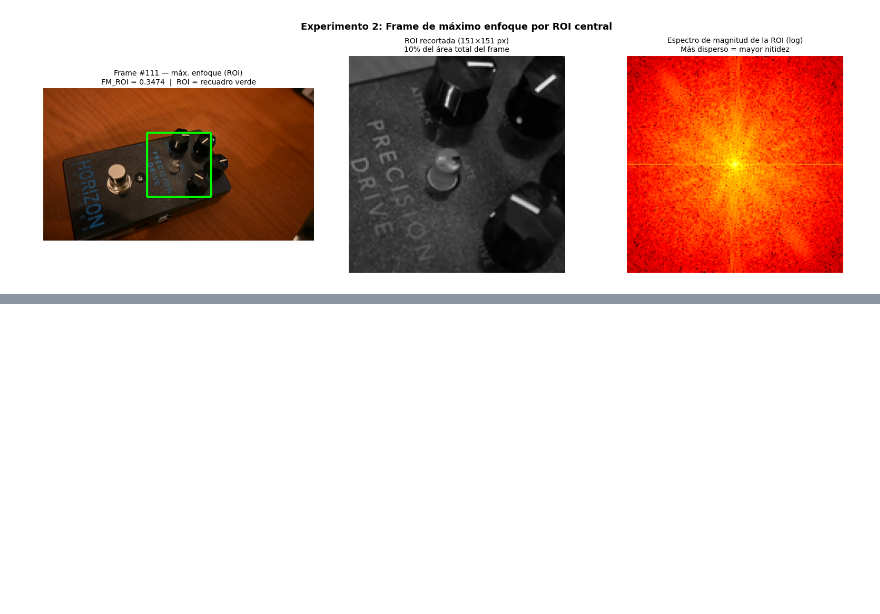
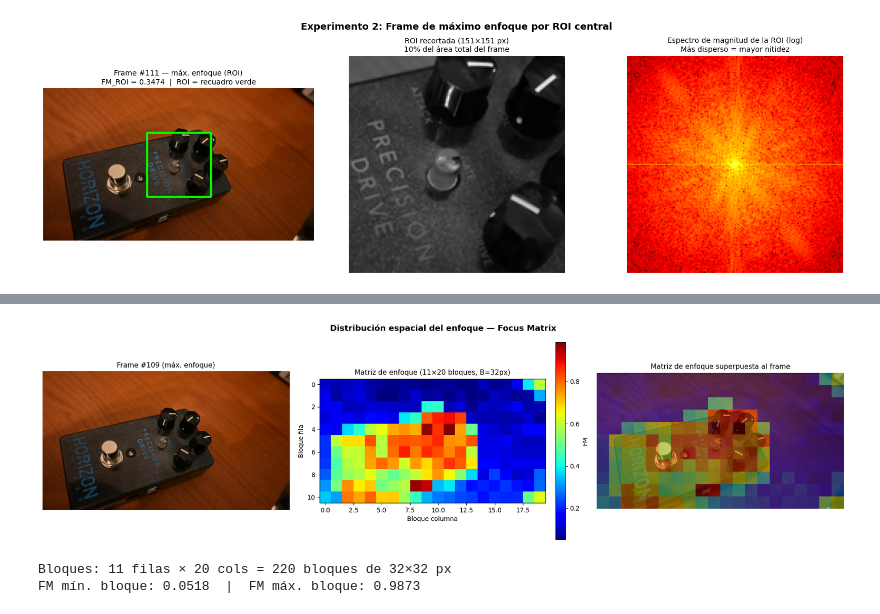
Before and after one commit to vazquez-agustin/VpC1_Vazquez_Workspace, a Jupyter notebook: Trabajo_Practico_2/TP2_VisionComputadora.ipynb, the cells around one changed output, grey strips where cells are left out. Saved outputs shown, nothing was run; the diff lists cells and outputs as text; code cells hidden in the pictures; blank space fills up the shorter version.

```diff
--- a/Trabajo_Practico_2/TP2_VisionComputadora.ipynb
+++ b/Trabajo_Practico_2/TP2_VisionComputadora.ipynb
@@ -517,0 +504,66 @@ if ret:
+# %%
+# ── Matriz de enfoque superpuesta al frame ────────────────────────────────────
+BLOCK_SIZE = 32  # tamaño del bloque en píxeles (B x B)
+
+# Leer el frame de máximo enfoque (Experimento 1)
+cap = cv2.VideoCapture(VIDEO_PATH)
+cap.set(cv2.CAP_PROP_POS_FRAMES, best_frame_idx)
+ret, frame_best = cap.read()
+cap.release()
+
+if ret:
+    gray_best = cv2.cvtColor(frame_best, cv2.COLOR_BGR2GRAY)
+    H, W = gray_best.shape
+
+    # Cantidad de bloques en cada eje
+    n_rows = H // BLOCK_SIZE
+    n_cols = W // BLOCK_SIZE
+
+    # Calcular FM por bloque
+    fm_matrix = np.zeros((n_rows, n_cols), dtype=np.float64)
+    for i in range(n_rows):
+        for j in range(n_cols):
+            block = gray_best[i * BLOCK_SIZE:(i + 1) * BLOCK_SIZE,
+                              j * BLOCK_SIZE:(j + 1) * BLOCK_SIZE]
+            fm_matrix[i, j] = focus_measure_spectral(block)
+
+    # Expandir la matriz al tamaño del frame (cada bloque ocupa B×B píxeles)
+    fm_heatmap = np.kron(fm_matrix, np.ones((BLOCK_SIZE, BLOCK_SIZE)))
+    # Recortar al tamaño original por si hay píxeles sobrantes
+    fm_heatmap = fm_heatmap[:H, :W]
+
+    # Visualización: frame original + heatmap superpuesto
+    fig, axes = plt.subplots(1, 3, figsize=(18, 5))
+
+    # Panel 1: frame original
+    frame_rgb = cv2.cvtColor(frame_best, cv2.COLOR_BGR2RGB)
+    axes[0].imshow(frame_rgb)
+    axes[0].set_title(f'Frame #{best_frame_idx} (máx. enfoque)', fontsize=11)
+    axes[0].axis('off')
+
+    # Panel 2: heatmap de enfoque solo
+    im = axes[1].imshow(fm_matrix, cmap='jet', interpolation='nearest')
+    axes[1].set_title(f'Matriz de enfoque ({n_rows}×{n_cols} bloques, B={BLOCK_SIZE}px)',
+                      fontsize=11)
+    axes[1].set_xlabel('Bloque columna')
+    axes[1].set_ylabel('Bloque fila')
+    plt.colorbar(im, ax=axes[1], label='FM', fraction=0.046, pad=0.04)
+
+    # Panel 3: heatmap superpuesto al frame
+    axes[2].imshow(frame_rgb)
+    axes[2].imshow(fm_heatmap, cmap='jet', alpha=0.45)
+    axes[2].set_title('Matriz de enfoque superpuesta al frame', fontsize=11)
+    axes[2].axis('off')
+
+    plt.suptitle('Distribución espacial del enfoque — Focus Matrix',
+                 fontsize=13, fontweight='bold')
+    plt.tight_layout()
+    plt.savefig(os.path.join(MATRIX_DIR, 'focus_matrix_overlay.png'), dpi=150, bbox_inches='tight')
+    plt.show()
+
+    print(f'Bloques: {n_rows} filas × {n_cols} cols = {n_rows * n_cols} bloques de {BLOCK_SIZE}×{BLOCK_SIZE} px')
+    print(f'FM mín. bloque: {fm_matrix.min():.4f}  |  FM máx. bloque: {fm_matrix.max():.4f}')
+# %% [output]
+[figure, added]
+Bloques: 11 filas × 20 cols = 220 bloques de 32×32 px
+FM mín. bloque: 0.0518  |  FM máx. bloque: 0.9873
```
Also changed, not shown: parts of 11 cells of this notebook.
